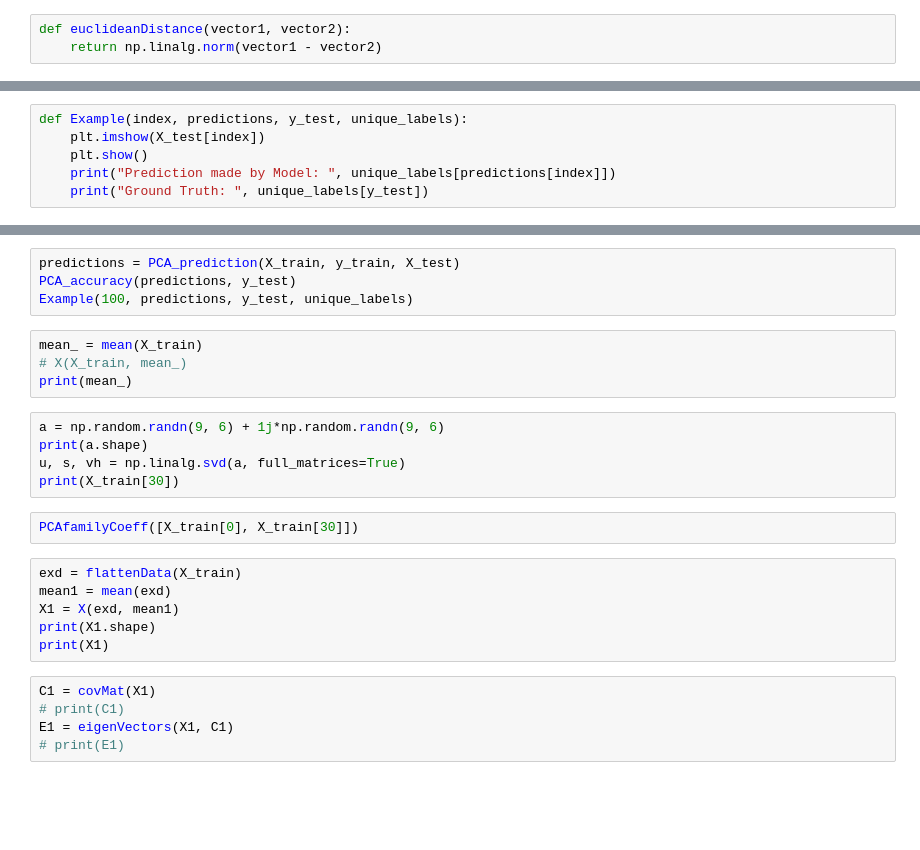
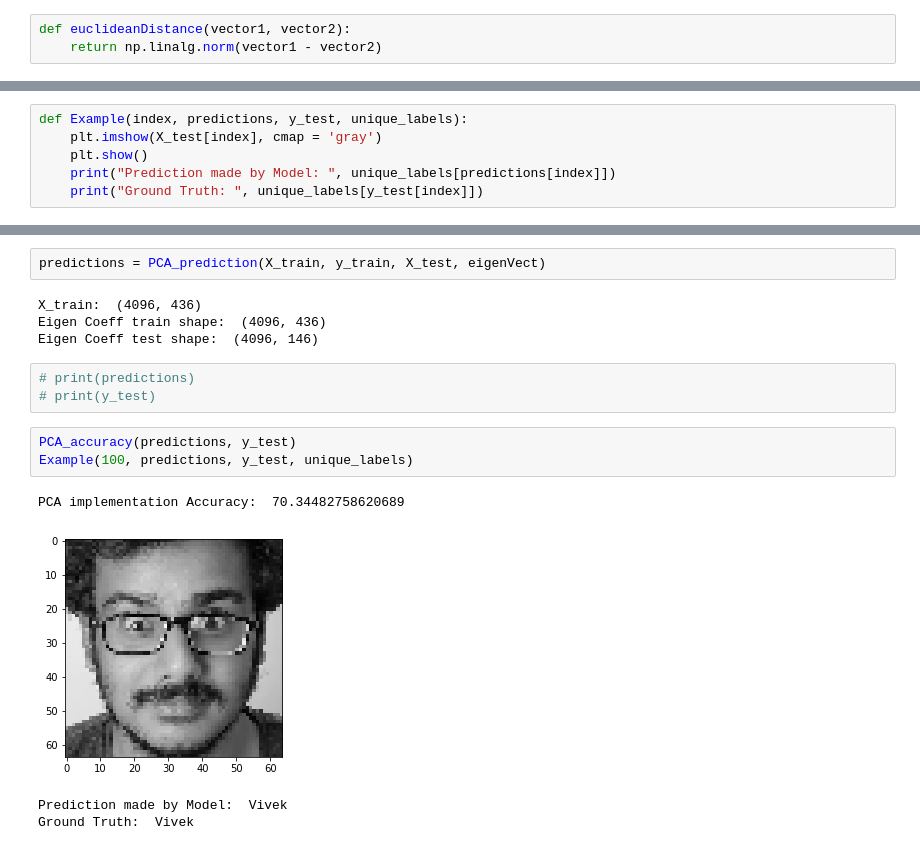
Before and after one commit to yasasdy/Face-Recognition, a Jupyter notebook: PCA_scratchFR.ipynb, the cells around one changed output, grey strips where cells are left out. Cells and saved outputs as stored; diff of their text form; blank space fills up the shorter version.

```diff
--- a/PCA_scratchFR.ipynb
+++ b/PCA_scratchFR.ipynb
@@ -172,7 +223,7 @@ def PCA_accuracy(predictions, y_test):
 # %%
 def Example(index, predictions, y_test, unique_labels):
-    plt.imshow(X_test[index])
+    plt.imshow(X_test[index], cmap = 'gray')
     plt.show()
     print("Prediction made by Model: ", unique_labels[predictions[index]])
-    print("Ground Truth: ", unique_labels[y_test])
+    print("Ground Truth: ", unique_labels[y_test[index]])
 # %%
@@ -184,26 +250,17 @@ drawEigenFaces(eigenVect, 10)
+# %%
+predictions = PCA_prediction(X_train, y_train, X_test, eigenVect)
+# %% [output]
+X_train:  (4096, 436)
+Eigen Coeff train shape:  (4096, 436)
+Eigen Coeff test shape:  (4096, 146)
+# %%
+# print(predictions)
+# print(y_test)
 # %%
-predictions = PCA_prediction(X_train, y_train, X_test)
 PCA_accuracy(predictions, y_test)
 Example(100, predictions, y_test, unique_labels)
+# %% [output]
+PCA implementation Accuracy:  70.34482758620689
+[figure, added]
+Prediction made by Model:  Vivek
+Ground Truth:  Vivek
-# %%
-mean_ = mean(X_train)
-# X(X_train, mean_)
-print(mean_)
-# %%
-a = np.random.randn(9, 6) + 1j*np.random.randn(9, 6)
-print(a.shape)
-u, s, vh = np.linalg.svd(a, full_matrices=True)
-print(X_train[30])
-# %%
-PCAfamilyCoeff([X_train[0], X_train[30]])
-# %%
-exd = flattenData(X_train)
-mean1 = mean(exd)
-X1 = X(exd, mean1)
-print(X1.shape)
-print(X1)
-# %%
-C1 = covMat(X1)
-# print(C1)
-E1 = eigenVectors(X1, C1)
-# print(E1)
```
Also changed, not shown: parts of 27 cells of this notebook, 1 other file.
